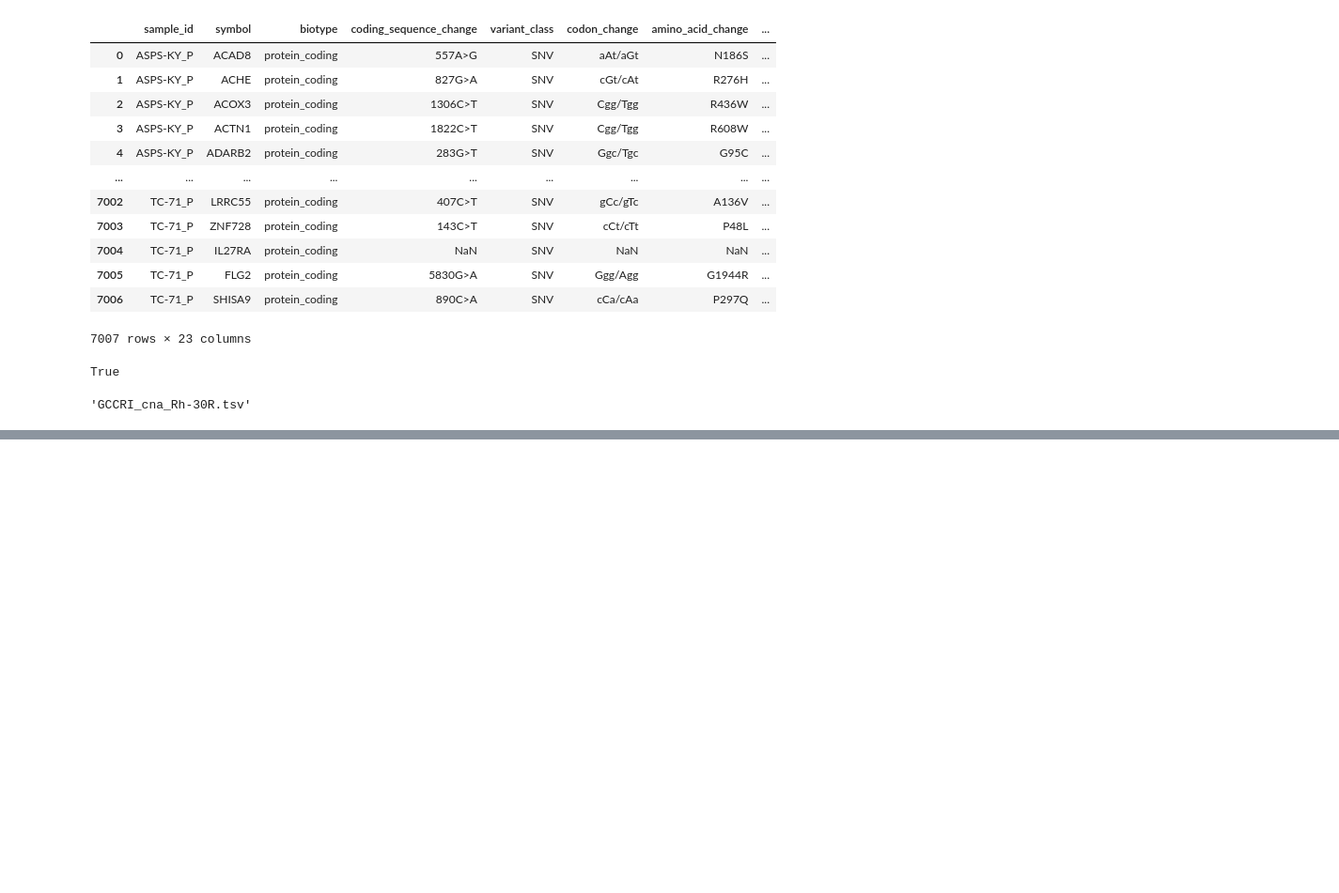
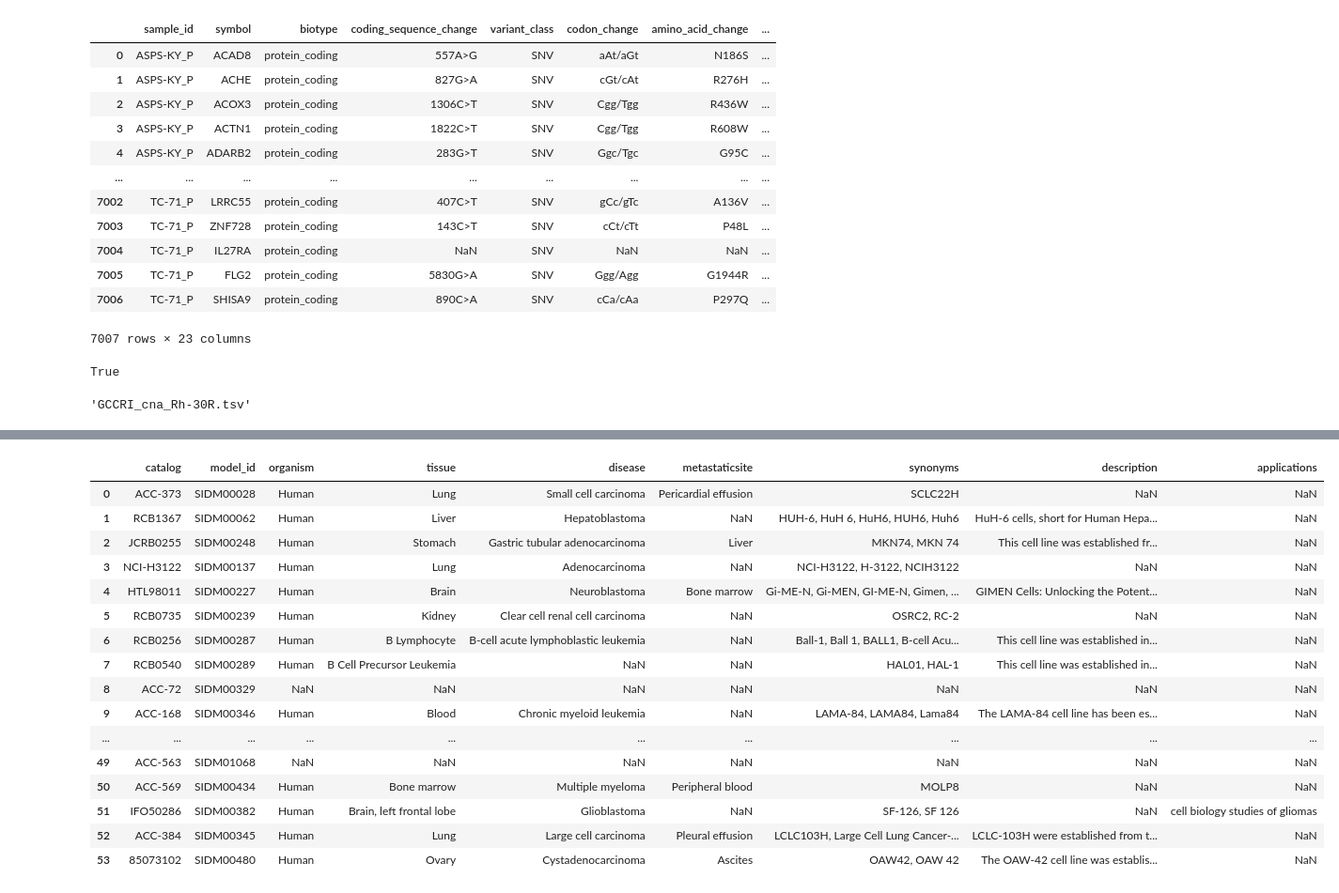
Before and after one commit to PDCMFinder/PdcmDataTransformers, a Jupyter notebook: Clean-up-scripts/Data_cleanup.ipynb, the cells around one changed output, grey strips where cells are left out. Shown at 94% size. Cells and saved outputs as stored; diff of their text form; code cells hidden in the pictures; blank space fills up the shorter version.

```diff
--- a/Clean-up-scripts/Data_cleanup.ipynb
+++ b/Clean-up-scripts/Data_cleanup.ipynb
@@ -708,0 +2396,20 @@ f
+# %%
+cls
+# %% [output]
+|  | catalog | model_id | organism | tissue | disease | metastaticsite | synonyms | description | applications |
+| 0 | ACC-373 | SIDM00028 | Human | Lung | Small cell carcinoma | Pericardial effusion | SCLC22H | NaN | NaN |
+| 1 | RCB1367 | SIDM00062 | Human | Liver | Hepatoblastoma | NaN | HUH-6, HuH 6, HuH6, HUH6, Huh6 | HuH-6 cells, short for Human Hepa... | NaN |
+| 2 | JCRB0255 | SIDM00248 | Human | Stomach | Gastric tubular adenocarcinoma | Liver | MKN74, MKN 74 | This cell line was established fr... | NaN |
+| 3 | NCI-H3122 | SIDM00137 | Human | Lung | Adenocarcinoma | NaN | NCI-H3122, H-3122, NCIH3122 | NaN | NaN |
+| 4 | HTL98011 | SIDM00227 | Human | Brain | Neuroblastoma | Bone marrow | Gi-ME-N, Gi-MEN, GI-ME-N, Gimen, ... | GIMEN Cells: Unlocking the Potent... | NaN |
+| 5 | RCB0735 | SIDM00239 | Human | Kidney | Clear cell renal cell carcinoma | NaN | OSRC2, RC-2 | NaN | NaN |
+| 6 | RCB0256 | SIDM00287 | Human | B Lymphocyte | B-cell acute lymphoblastic leukemia | NaN | Ball-1, Ball 1, BALL1, B-cell Acu... | This cell line was established in... | NaN |
+| 7 | RCB0540 | SIDM00289 | Human | B Cell Precursor Leukemia | NaN | NaN | HAL01, HAL-1 | This cell line was established in... | NaN |
+| 8 | ACC-72 | SIDM00329 | NaN | NaN | NaN | NaN | NaN | NaN | NaN |
+| 9 | ACC-168 | SIDM00346 | Human | Blood | Chronic myeloid leukemia | NaN | LAMA-84, LAMA84, Lama84 | The LAMA-84 cell line has been es... | NaN |
+| ... | ... | ... | ... | ... | ... | ... | ... | ... | ... |
+| 49 | ACC-563 | SIDM01068 | NaN | NaN | NaN | NaN | NaN | NaN | NaN |
+| 50 | ACC-569 | SIDM00434 | Human | Bone marrow | Multiple myeloma | Peripheral blood | MOLP8 | NaN | NaN |
+| 51 | IFO50286 | SIDM00382 | Human | Brain, left frontal lobe | Glioblastoma | NaN | SF-126, SF 126 | NaN | cell biology studies of gliomas |
+| 52 | ACC-384 | SIDM00345 | Human | Lung | Large cell carcinoma | Pleural effusion | LCLC103H, Large Cell Lung Cancer-... | LCLC-103H were established from t... | NaN |
+| 53 | 85073102 | SIDM00480 | Human | Ovary | Cystadenocarcinoma | Ascites | OAW42, OAW 42 | The OAW-42 cell line was establis... | NaN |
```
Also changed, not shown: parts of 105 cells of this notebook.
